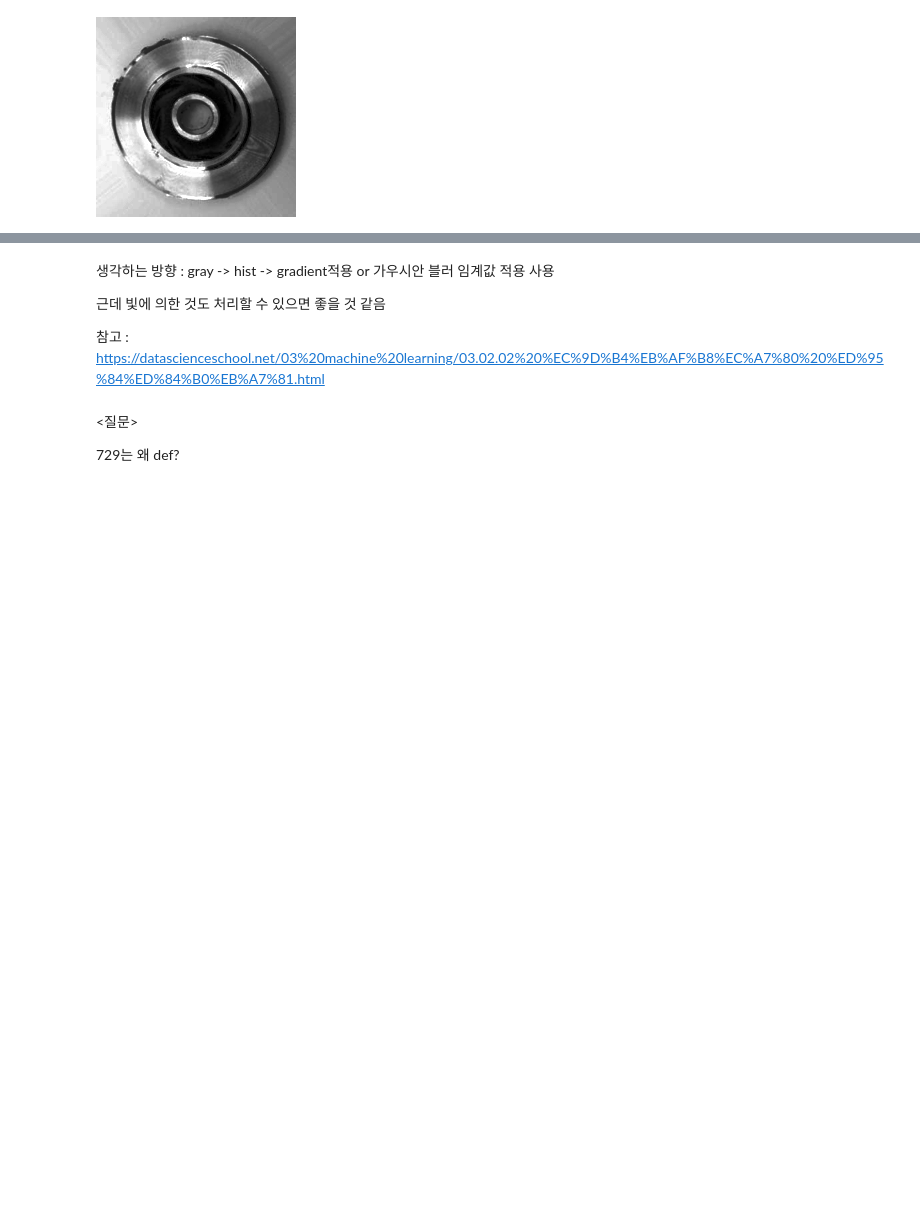
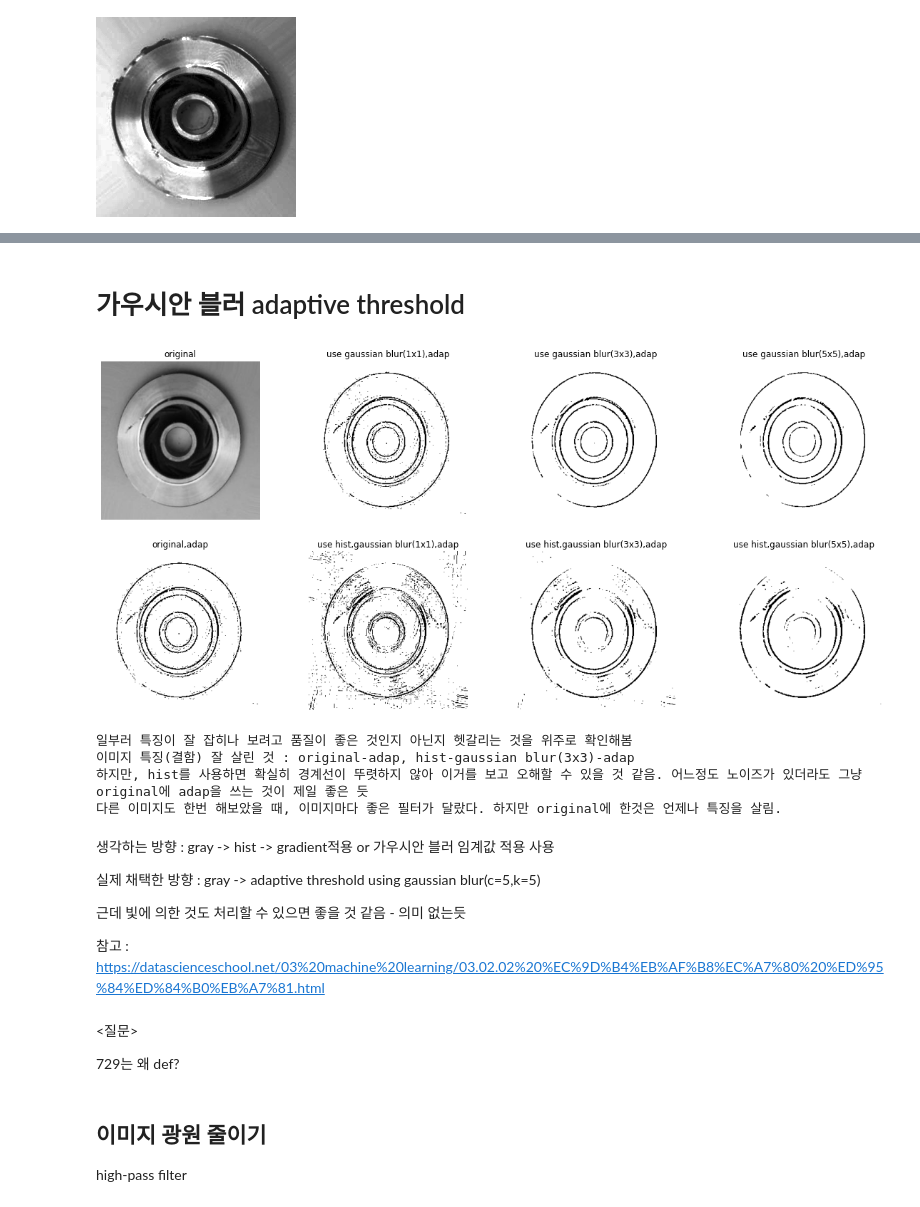
Before and after one commit to mong-head/classification_manufactoring_data, a Jupyter notebook: data_characteristic.ipynb, the cells around one changed output, grey strips where cells are left out. Drawn from its saved outputs; the diff is of its cells as text; code cells hidden in the pictures; blank space fills up the shorter version.

```diff
--- a/data_characteristic.ipynb
+++ b/data_characteristic.ipynb
@@ -147,10 +176,65 @@ plt.show()
+# %% [markdown]
+# 가우시안 블러 adaptive threshold
+# %%
+maxval = 255
+thresh = 0
+
+k = 5
+C = 5
+
+th = cv2.adaptiveThreshold(
+    img_, maxval, cv2.ADAPTIVE_THRESH_GAUSSIAN_C, cv2.THRESH_BINARY, k, C)
+
+th_1 = cv2.adaptiveThreshold(
+    blur_1, maxval, cv2.ADAPTIVE_THRESH_GAUSSIAN_C, cv2.THRESH_BINARY, k, C)
+th_3 = cv2.adaptiveThreshold(
+    blur_3, maxval, cv2.ADAPTIVE_THRESH_GAUSSIAN_C, cv2.THRESH_BINARY, k, C)
+th_5 = cv2.adaptiveThreshold(
+    blur_5, maxval, cv2.ADAPTIVE_THRESH_GAUSSIAN_C, cv2.THRESH_BINARY, k, C)
+
+hist_th_1 = cv2.adaptiveThreshold(
+    hist_blur_1, maxval, cv2.ADAPTIVE_THRESH_GAUSSIAN_C, cv2.THRESH_BINARY, k, C)
+hist_th_3 = cv2.adaptiveThreshold(
+    hist_blur_3, maxval, cv2.ADAPTIVE_THRESH_GAUSSIAN_C, cv2.THRESH_BINARY, k, C)
+hist_th_5 = cv2.adaptiveThreshold(
+    hist_blur_5, maxval, cv2.ADAPTIVE_THRESH_GAUSSIAN_C, cv2.THRESH_BINARY, k, C)
+
+plt_name = ['original','use gaussian blur(1x1),adap','use gaussian blur(3x3),adap','use gaussian blur(5x5),adap','original,adap','use hist,gaussian blur(1x1),adap','use hist,gaussian blur(3x3),adap','use hist,gaussian blur(5x5),adap']
+plt_img = [img_,th_1,th_3,th_5,th,hist_th_1,hist_th_3,hist_th_5]
+
+plt.figure(figsize=(20, 9))
+
+for i in range(8):
+  plt.subplot(2, 4, i+1)
+  plt.imshow(plt_img[i], cmap='gray')
+  plt.title(plt_name[i])
+  plt.axis("off")
+
+plt.show()
+
+#print('일부러 특징이 잘 잡히나 보려고 품질이 좋은 것인지 아닌지 헷갈리는 것을 위주로 확인해봄')
+print('이미지 특징(결함) 잘 살린 것 : original-adap, hist-gaussian blur(3x3)-adap')
+print('하지만, hist를 사용하면 확실히 경계선이 뚜렷하지 않아 이거를 보고 오해할 수 있을 것 같음. 어느정도 노이즈가 있더라도 그냥 original에 adap을 쓰는 것이 제일 좋은 듯')
+print('다른 이미지도 한번 해보았을 때, 이미지마다 좋은 필터가 달랐다. 하지만 original에 한것은 언제나 특징을 살림.')
+# %% [output]
+[figure, added]
+일부러 특징이 잘 잡히나 보려고 품질이 좋은 것인지 아닌지 헷갈리는 것을 위주로 확인해봄
+이미지 특징(결함) 잘 살린 것 : original-adap, hist-gaussian blur(3x3)-adap
+하지만, hist를 사용하면 확실히 경계선이 뚜렷하지 않아 이거를 보고 오해할 수 있을 것 같음. 어느정도 노이즈가 있더라도 그냥 original에 adap을 쓰는 것이 제일 좋은 듯
+다른 이미지도 한번 해보았을 때, 이미지마다 좋은 필터가 달랐다. 하지만 original에 한것은 언제나 특징을 살림.
 # %% [markdown]
 생각하는 방향 : gray -> hist -> gradient적용 or 가우시안 블러 임계값 적용 사용
 
-근데 빛에 의한 것도 처리할 수 있으면 좋을 것 같음
+실제 채택한 방향 : gray -> adaptive threshold using gaussian blur(c=5,k=5)
+
+근데 빛에 의한 것도 처리할 수 있으면 좋을 것 같음 - 의미 없는듯
 
 참고 : https://datascienceschool.net/03%20machine%20learning/03.02.02%20%EC%9D%B4%EB%AF%B8%EC%A7%80%20%ED%95%84%ED%84%B0%EB%A7%81.html
 # %% [markdown]
 <질문>
 
 729는 왜 def?
+# %% [markdown]
+## 이미지 광원 줄이기
+
+high-pass filter
```
Also changed, not shown: parts of 9 cells of this notebook.
